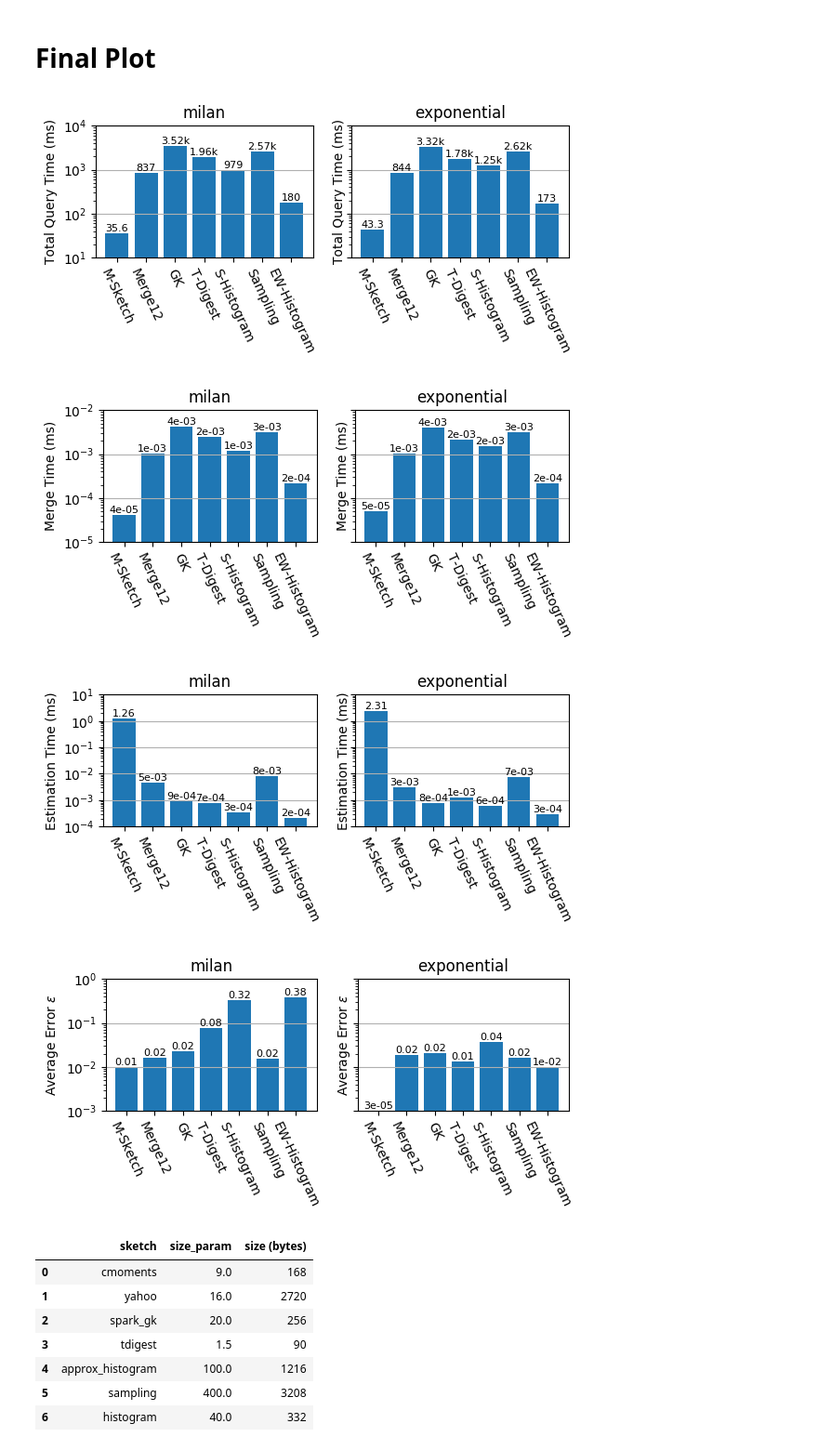
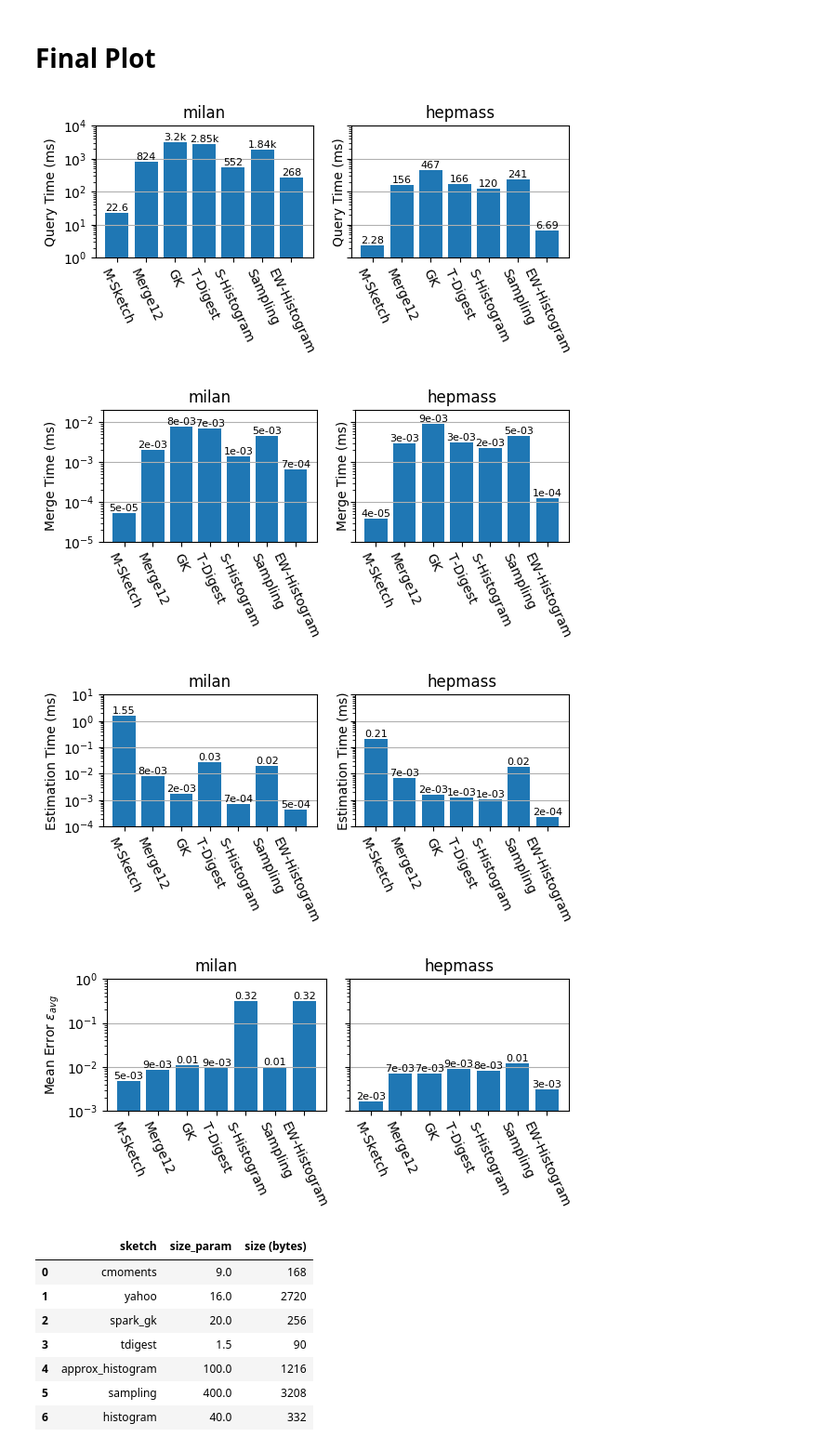
Before and after one commit to stanford-futuredata/msketch, a Jupyter notebook: analysis/Perf Micro Plots.ipynb, the cells around one changed output. Shown at 93% size. Cells and saved outputs as stored; diff of their text form; code cells hidden in the pictures.

```diff
--- a/analysis/Perf Micro Plots.ipynb
+++ b/analysis/Perf Micro Plots.ipynb
@@ -233,10 +242,10 @@ def bar_plot(ax, ys, log=False, label=False, ylims=None):
                 ha='center', va='bottom', size = 8,
             )
     ax.set_xticks(xlocs)
+# %%
+m_datasets = ["milan", "hepmass"]
 # %%
-dataset_ratio =811098.0/243082.0
-
-fig, axs = plt.subplots(figsize=(6,3), nrows=1, ncols=2, sharey=True, dpi=100)
+fig, axs = plt.subplots(figsize=(6,3), nrows=1, ncols=len(m_datasets), sharey=True, dpi=100)
 for di in range(len(m_datasets)):
     dname = m_datasets[di]
     m_df = point_results_processed[dname]
@@ -248,24 +257,24 @@ for di in range(len(m_datasets)):
     ys = []
     names = []
     for cursketch in sketches:
-        curkey = (cursketch, sketch_sizes[cursketch])
-        cury = dfg.loc[curkey]["query_time"]+dfg2.loc[curkey]["merge_time"]*811098.0/dfg2.loc[curkey]["n"]
+        curkey = (cursketch, sketch_sizes[dname][cursketch])
+        cury = dfg.loc[curkey]["query_time"]+dfg2.loc[curkey]["merge_time"]
         ys.append(cury*1e-6)
         names.append(alg_display_name[cursketch])
     ys = np.array(ys)
     bar_plot(ax, ys, log=True, label=True)
     ax.set_xticklabels(names, rotation=-65)
-    ax.set_ylabel("Total Query Time (ms)")
+    ax.set_ylabel("Query Time (ms)")
     ax.yaxis.grid(True)
-    ax.set_ylim(10, 10000)
+    ax.set_ylim(1, 10000)
     ax.set_title(dname)
 
 fig.tight_layout()
 fig.savefig("h_endquery.pdf", bbox_inches='tight')
 # %% [output]
-[figure, old version]
+[figure, new version]
 # %%
-fig, axs = plt.subplots(figsize=(6,3), nrows=1, ncols=2, sharey=True, dpi=100)
+fig, axs = plt.subplots(figsize=(6,3), nrows=1, ncols=len(m_datasets), sharey=True, dpi=100)
 for di in range(len(m_datasets)):
     dname = m_datasets[di]
     m_df = merge_results_processed[dname]
@@ -275,23 +284,23 @@ for di in range(len(m_datasets)):
     ys = []
     names = []
     for cursketch in sketches:
-        curkey = (cursketch, sketch_sizes[cursketch])
+        curkey = (cursketch, sketch_sizes[dname][cursketch])
         ys.append(dfg.loc[curkey]["merge_time"]*1e-6/dfg.loc[curkey]["n"])
         names.append(alg_display_name[cursketch])
     ys = np.array(ys)
     bar_plot(ax, ys, log=True, label=True)
     ax.set_xticklabels(names, rotation=-65)
     ax.set_ylabel("Merge Time (ms)")
-    ax.set_ylim(1e-5, 1e-2)
+    ax.set_ylim(1e-5, 2e-2)
     ax.yaxis.grid(True)
     ax.set_title(dname)
 
 fig.tight_layout()
 fig.savefig("h_merge_time.pdf", bbox_inches='tight')
 # %% [output]
-[figure, old version]
+[figure, new version]
 # %%
-fig, axs = plt.subplots(figsize=(6,3), nrows=1, ncols=2, sharey=True, dpi=100)
+fig, axs = plt.subplots(figsize=(6,3), nrows=1, ncols=len(m_datasets), sharey=True, dpi=100)
 for di in range(len(m_datasets)):
     dname = m_datasets[di]
     m_df = point_results_processed[dname]
@@ -301,7 +310,7 @@ for di in range(len(m_datasets)):
     ys = []
     names = []
     for cursketch in sketches:
-        curkey = (cursketch, sketch_sizes[cursketch])
+        curkey = (cursketch, sketch_sizes[dname][cursketch])
         ys.append(dfg.loc[curkey]["query_time"]*1e-6)
         names.append(alg_display_name[cursketch])
     ys = np.array(ys)
@@ -315,34 +324,35 @@ for di in range(len(m_datasets)):
 fig.tight_layout()
 fig.savefig("h_est.pdf", bbox_inches='tight')
 # %% [output]
-[figure, old version]
+[figure, new version]
 # %%
-fig, axs = plt.subplots(figsize=(6,3), nrows=1, ncols=2, sharey=True, dpi=100)
+fig, axs = plt.subplots(figsize=(6,3), nrows=1, ncols=len(m_datasets), sharey=True, dpi=100)
 for di in range(len(m_datasets)):
     dname = m_datasets[di]
     m_df = point_results_processed[dname]
     dfg = m_df.groupby(["sketch", "size_param"]).mean()
 
     ax = axs[di]
     ys = []
     names = []
     for cursketch in sketches:
-        curkey = (cursketch, sketch_sizes[cursketch])
+        curkey = (cursketch, sketch_sizes[dname][cursketch])
         ys.append(dfg.loc[curkey]["error"])
         names.append(alg_display_name[cursketch])
     ys = np.array(ys)
     bar_plot(ax, ys, log=True, label=True, ylims=(1e-3, .5))
     ax.set_ylim(1e-3, .7)
     ax.set_xticklabels(names, rotation=-65)
-    ax.set_ylabel("Average Error $\epsilon$")
+    if di == 0:
+        ax.set_ylabel("Mean Error $\epsilon_{avg}$")
     ax.set_ylim(1e-3, 1)
     ax.yaxis.grid(True)
     ax.set_title(dname)
 
 fig.tight_layout()
 fig.savefig("h_error.pdf", bbox_inches='tight')
 # %% [output]
-[figure, old version]
+[figure, new version]
 # %%
 results = []
 for sketch in sketches:
```
Also changed, not shown: parts of 12 cells of this notebook, 8 other files.
